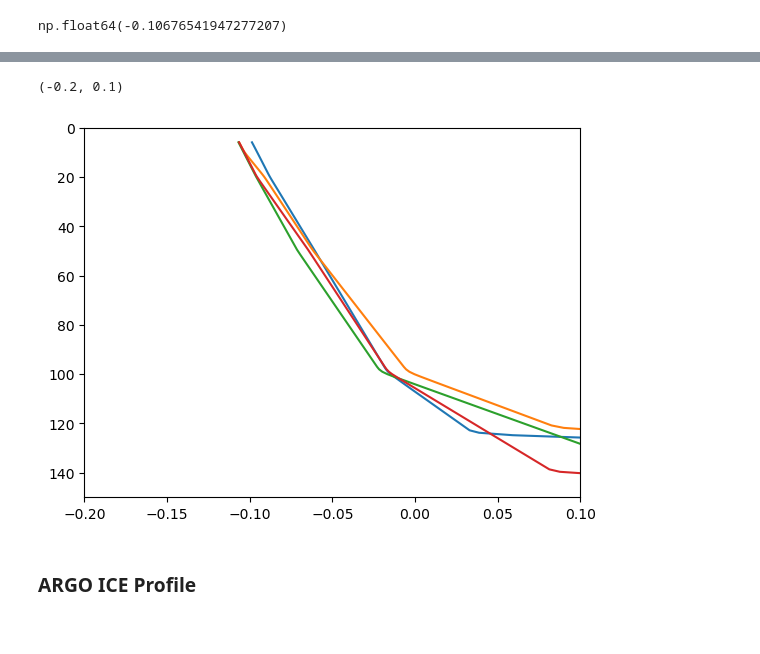
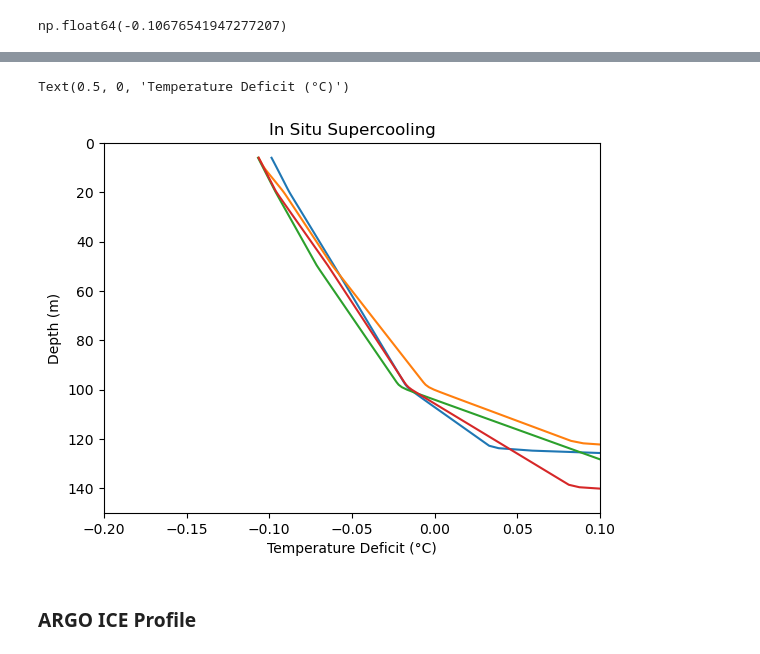
Before and after one commit to marlene-schramm/MSc_data_analysis, a Jupyter notebook: observations_reanalysis/supercooled_profiles_Haumann2020.ipynb, the cells around one changed output, grey strips where cells are left out. Drawn from its saved outputs; the diff is of its cells as text; code cells hidden in the pictures.

```diff
--- a/observations_reanalysis/supercooled_profiles_Haumann2020.ipynb
+++ b/observations_reanalysis/supercooled_profiles_Haumann2020.ipynb
@@ -507,13 +509,17 @@ for i in range(len(ind_sel)):
 # %%
 # In situ Supercooling
 for i in range(len(ind_sel)):
     plt.plot(data2_sel['def_t'][:,i], data2_sel['dpth'][:,i])
 
 plt.ylim(150,0)
 plt.xlim(-0.2, 0.1)
+
+plt.title("In Situ Supercooling")
+plt.ylabel("Depth (m)")
+plt.xlabel("Temperature Deficit (°C)")
 # %% [output]
-(-0.2, 0.1)
+Text(0.5, 0, 'Temperature Deficit (°C)')
-[figure, old version]
+[figure, new version]
 # %% [markdown]
 ### ARGO ICE Profile
 # %% [markdown]
```
Also changed, not shown: parts of 2 cells of this notebook.
